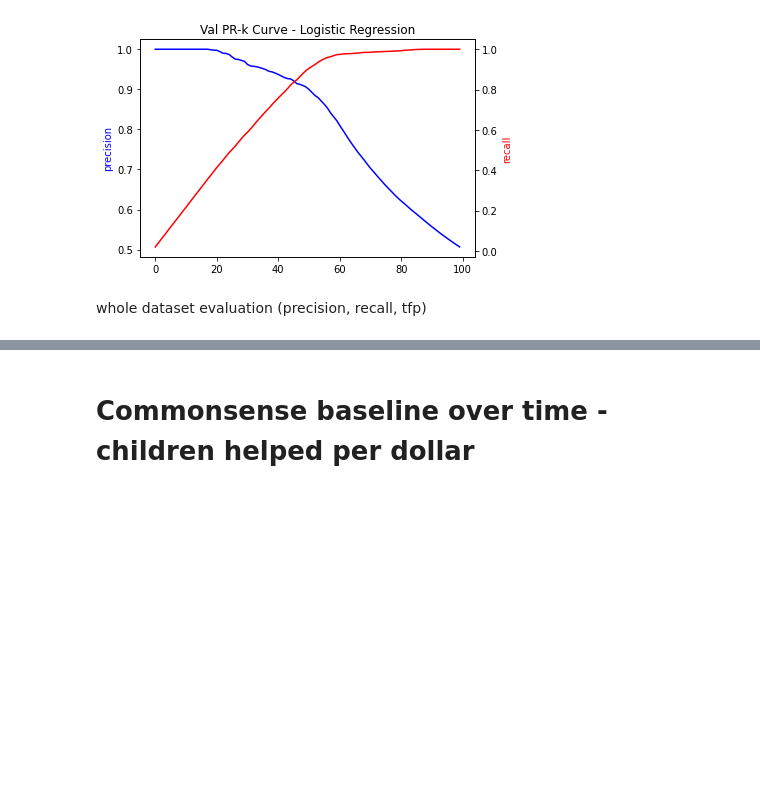
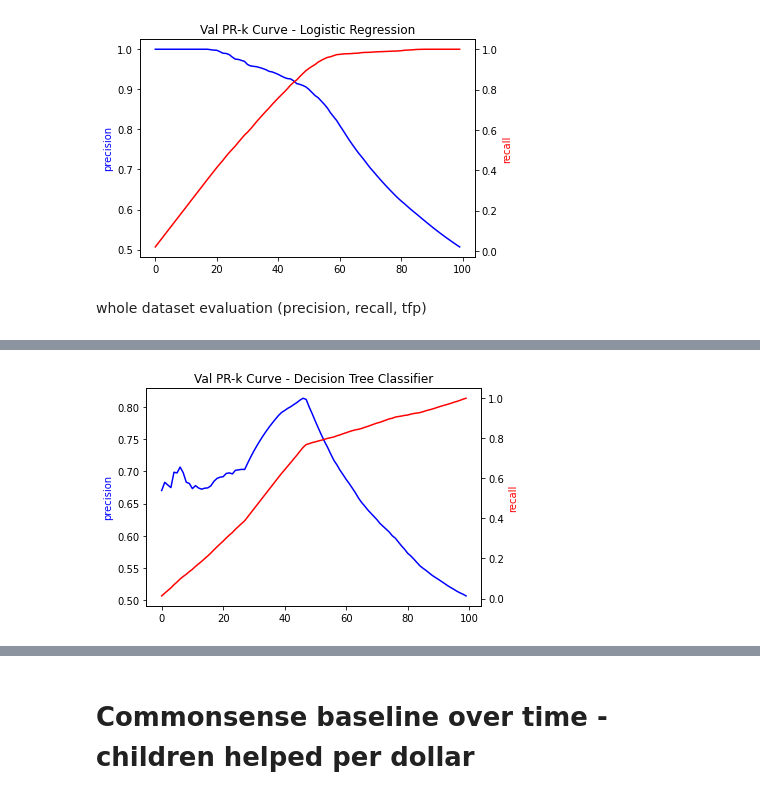
Before and after one commit to HoningJade/ML-in-Practice-Project, a Jupyter notebook: Assignment_4_Modelgrid_and_Initialresult_overtime.ipynb, the cells around one changed output, grey strips where cells are left out. Drawn from its saved outputs; the diff is of its cells as text; code cells hidden in the pictures; blank space fills up the shorter version.

```diff
--- a/Assignment_4_Modelgrid_and_Initialresult_overtime.ipynb
+++ b/Assignment_4_Modelgrid_and_Initialresult_overtime.ipynb
@@ -632,0 +655,12 @@ file1.close()
+# %%
+ax1 = plt.subplot()
+plt.plot(range(100), results[:,2], 'b')
+plt.ylabel('precision', color='b')
+
+ax2 = ax1.twinx()
+plt.plot(range(100), results[:,3], 'r')
+plt.ylabel('recall', color='r')
+plt.title("Val PR-k Curve - Decision Tree Classifier")
+plt.show()
+# %% [output]
+[figure, added]
```
Also changed, not shown: parts of 10 cells of this notebook.
